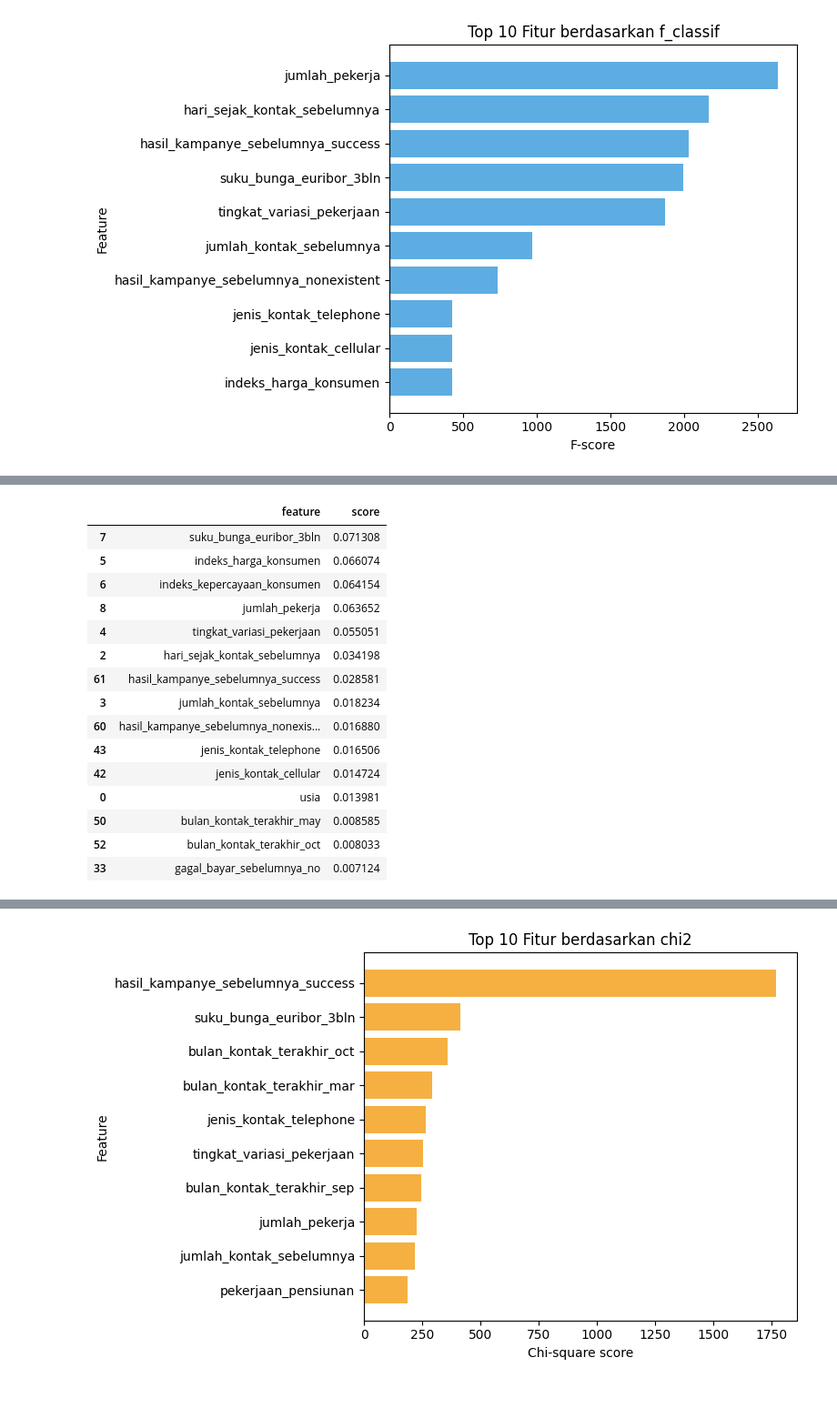
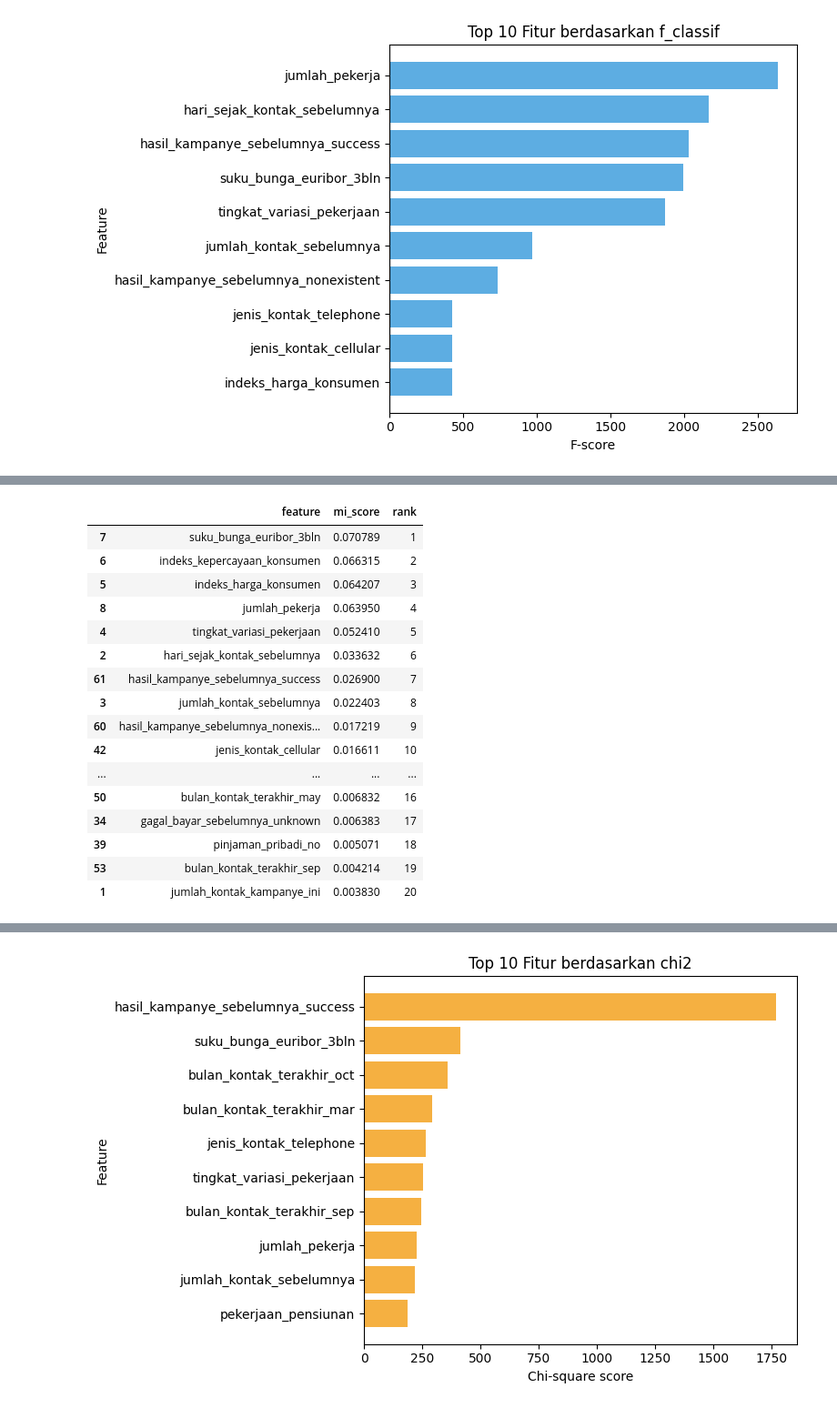
Before and after one commit to 0xkeonho/Modul-Data-Mining, a Jupyter notebook: week-03/praktikum/Filter-Wrapper.ipynb, the cells around one changed output, grey strips where cells are left out. Shown at 91% size. Saved outputs shown, nothing was run; the diff lists cells and outputs as text; code cells hidden in the pictures.

```diff
--- a/week-03/praktikum/Filter-Wrapper.ipynb
+++ b/week-03/praktikum/Filter-Wrapper.ipynb
@@ -478,13 +837,52 @@ Mutual information dapat menangkap dependensi non-linear antara fitur dan target
 # %%
+# Hitung Mutual Information untuk SEMUA fitur
+mi_selector_full = SelectKBest(score_func=mutual_info_classif, k='all')
+X_train_mi_full = mi_selector_full.fit_transform(X_train, y_train)
+
+# Ekstrak MI scores
+mi_scores_arr = mi_selector_full.scores_
+
+# Buat dataframe lengkap
+mi_results = pd.DataFrame({
+    'feature': X_train.columns,
+    'mi_score': mi_scores_arr
+}).sort_values('mi_score', ascending=False)
+
+# Reset index untuk ranking
+mi_results['rank'] = range(1, len(mi_results) + 1)
+
+# Also create mi_scores as alias for backwards compatibility
+mi_scores = mi_results
+
+print('=== Mutual Information Results (SEMUA FITUR) ===')
+print(f'\nTotal fitur: {len(mi_results)}')
+print(f'\nStatistik MI score:')
+print(mi_results['mi_score'].describe())
+
+print('\n=== Top 20 Fitur berdasarkan Mutual Information ===')
+display(mi_results.head(20))
+
+# Visualisasi
+plt.figure(figsize=(10, 6))
+top_n = 15
+plt.barh(range(top_n), mi_results.head(top_n)['mi_score'][::-1], color='#58d68d')
+plt.yticks(range(top_n), mi_results.head(top_n)['feature'][::-1])
+plt.xlabel('Mutual Information Score')
+plt.title(f'Top {top_n} Fitur berdasarkan Mutual Information')
+plt.gca().invert_yaxis()
+plt.tight_layout()
+plt.show()
+
+# --- SELEKSI dengan SelectKBest k=20 ---
+print('\n=== Seleksi Top 20 Fitur ===')
+k_top = 20
 mi_selector = SelectKBest(score_func=mutual_info_classif, k=k_top)
 X_train_mi = mi_selector.fit_transform(X_train, y_train)
 X_test_mi = mi_selector.transform(X_test)
 mi_features = X_train.columns[mi_selector.get_support()]
 
-mi_scores = pd.DataFrame({
-    'feature': X_train.columns,
-    'score': mi_selector.scores_
-}).sort_values('score', ascending=False)
-
-mi_scores.head(15)
+print(f'Fitur terpilih ({k_top} fitur):')
+for i, feat in enumerate(mi_features, 1):
+    row = mi_results[mi_results['feature'] == feat].iloc[0]
+    print(f'  {i}. {feat} (MI={row["mi_score"]:.6f})')
 # %% [output]
@@ -491,16 +905,17 @@ mi_scores.head(15)
-|  | feature | score |
-| 7 | suku_bunga_euribor_3bln | 0.071308 |
-| 5 | indeks_harga_konsumen | 0.066074 |
-| 6 | indeks_kepercayaan_konsumen | 0.064154 |
-| 8 | jumlah_pekerja | 0.063652 |
-| 4 | tingkat_variasi_pekerjaan | 0.055051 |
-| 2 | hari_sejak_kontak_sebelumnya | 0.034198 |
-| 61 | hasil_kampanye_sebelumnya_success | 0.028581 |
-| 3 | jumlah_kontak_sebelumnya | 0.018234 |
-| 60 | hasil_kampanye_sebelumnya_nonexis... | 0.016880 |
-| 43 | jenis_kontak_telephone | 0.016506 |
-| 42 | jenis_kontak_cellular | 0.014724 |
-| 0 | usia | 0.013981 |
-| 50 | bulan_kontak_terakhir_may | 0.008585 |
-| 52 | bulan_kontak_terakhir_oct | 0.008033 |
-| 33 | gagal_bayar_sebelumnya_no | 0.007124 |
+|  | feature | mi_score | rank |
+| 7 | suku_bunga_euribor_3bln | 0.070789 | 1 |
+| 6 | indeks_kepercayaan_konsumen | 0.066315 | 2 |
+| 5 | indeks_harga_konsumen | 0.064207 | 3 |
+| 8 | jumlah_pekerja | 0.063950 | 4 |
+| 4 | tingkat_variasi_pekerjaan | 0.052410 | 5 |
+| 2 | hari_sejak_kontak_sebelumnya | 0.033632 | 6 |
+| 61 | hasil_kampanye_sebelumnya_success | 0.026900 | 7 |
+| 3 | jumlah_kontak_sebelumnya | 0.022403 | 8 |
+| 60 | hasil_kampanye_sebelumnya_nonexis... | 0.017219 | 9 |
+| 42 | jenis_kontak_cellular | 0.016611 | 10 |
+| ... | ... | ... | ... |
+| 50 | bulan_kontak_terakhir_may | 0.006832 | 16 |
+| 34 | gagal_bayar_sebelumnya_unknown | 0.006383 | 17 |
+| 39 | pinjaman_pribadi_no | 0.005071 | 18 |
+| 53 | bulan_kontak_terakhir_sep | 0.004214 | 19 |
+| 1 | jumlah_kontak_kampanye_ini | 0.003830 | 20 |
```
Also changed, not shown: parts of 35 cells of this notebook.
